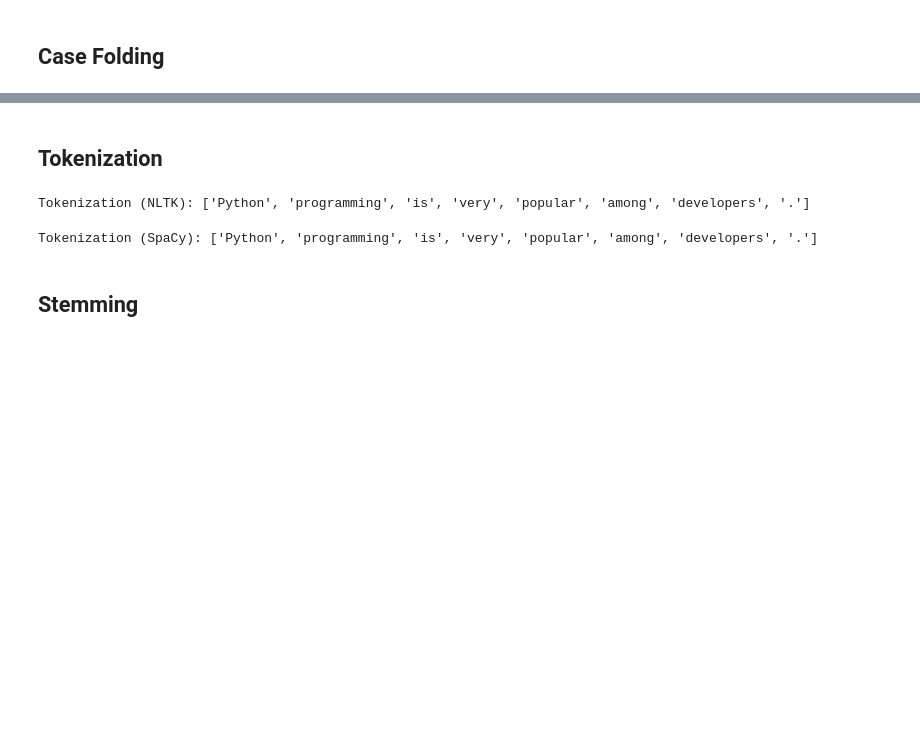
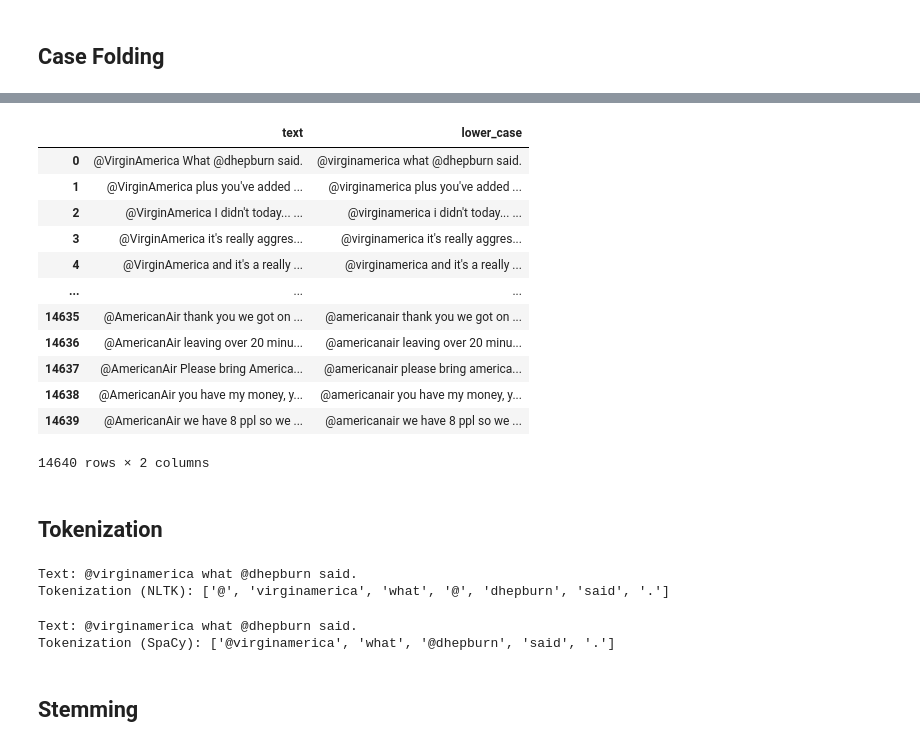
Before and after one commit to andrianang/Modul-NLP, a Jupyter notebook: Modul 1 - Text Preprocessing/Text_Preprocessing.ipynb, the cells around one changed output, grey strips where cells are left out. Cells and saved outputs as stored; diff of their text form; code cells hidden in the pictures; blank space fills up the shorter version.

```diff
--- a/Modul 1 - Text Preprocessing/Text_Preprocessing.ipynb
+++ b/Modul 1 - Text Preprocessing/Text_Preprocessing.ipynb
@@ -34,0 +33,3 @@ Case Folding: python programming is very popular among developers.
+# %%
+df = pd.read_csv("Datasets/tugas.csv")
+df
@@ -35,7 +50,27 @@ Case Folding: python programming is very popular among developers.
+# %%
+df['lower_case'] = df['text'].str.lower()
+df
+# %% [output]
+|  | text | lower_case |
+| 0 | @VirginAmerica What @dhepburn said. | @virginamerica what @dhepburn said. |
+| 1 | @VirginAmerica plus you've added ... | @virginamerica plus you've added ... |
+| 2 | @VirginAmerica I didn't today... ... | @virginamerica i didn't today... ... |
+| 3 | @VirginAmerica it's really aggres... | @virginamerica it's really aggres... |
+| 4 | @VirginAmerica and it's a really ... | @virginamerica and it's a really ... |
+| ... | ... | ... |
+| 14635 | @AmericanAir thank you we got on ... | @americanair thank you we got on ... |
+| 14636 | @AmericanAir leaving over 20 minu... | @americanair leaving over 20 minu... |
+| 14637 | @AmericanAir Please bring America... | @americanair please bring america... |
+| 14638 | @AmericanAir you have my money, y... | @americanair you have my money, y... |
+| 14639 | @AmericanAir we have 8 ppl so we ... | @americanair we have 8 ppl so we ... |
+14640 rows × 2 columns
 # %% [markdown]
 ## Tokenization
-# %%
-tokens_nltk = word_tokenize(text)
-print("Tokenization (NLTK):", tokens_nltk)
-# %% [output]
-Tokenization (NLTK): ['Python', 'programming', 'is', 'very', 'popular', 'among', 'developers', '.']
+# %%
+#NLTK
+df['tokens_nltk'] = df['lower_case'].apply(lambda x: word_tokenize(x))
+print("Text:", df['lower_case'][0])
+print("Tokenization (NLTK):", df['tokens_nltk'][0])
+# %% [output]
+Text: @virginamerica what @dhepburn said.
+Tokenization (NLTK): ['@', 'virginamerica', 'what', '@', 'dhepburn', 'said', '.']
@@ -42,8 +81,10 @@ Tokenization (NLTK): ['Python', 'programming', 'is', 'very', 'popular', 'among',
 # %%
-doc = nlp(text)
-tokens_spacy = [token.text for token in doc]
-print("Tokenization (SpaCy):", tokens_spacy)
+df['tokens_spacy'] = list(nlp.pipe(df['lower_case']))
+df['tokens_spacy'] = df['tokens_spacy'].apply(lambda doc: [token.text for token in doc])
+print("Text:", df['lower_case'][0])
+print("Tokenization (SpaCy):", df['tokens_spacy'][0])
 # %% [output]
-Tokenization (SpaCy): ['Python', 'programming', 'is', 'very', 'popular', 'among', 'developers', '.']
+Text: @virginamerica what @dhepburn said.
+Tokenization (SpaCy): ['@virginamerica', 'what', '@dhepburn', 'said', '.']
 # %% [markdown]
 ## Stemming
```
Also changed, not shown: parts of 16 cells of this notebook.
